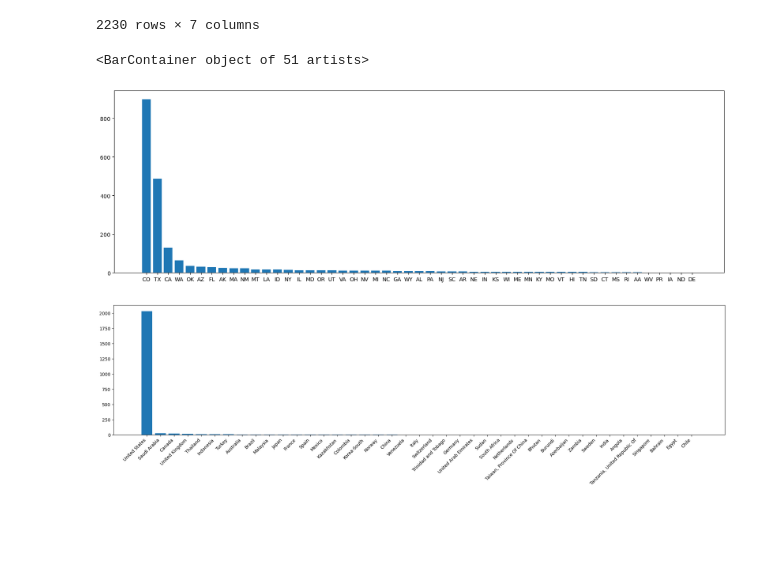
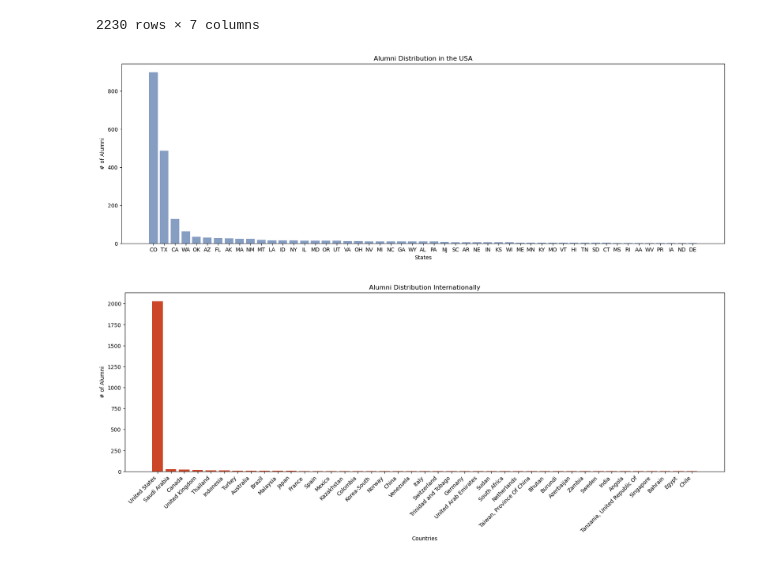
Before and after one commit to GPGN-268/SP2024-FP04-alumni-map, a Jupyter notebook: notebooks/Max Dev - Loc Histogram.ipynb, the cells around one changed output. Cells and saved outputs as stored; diff of their text form; code cells hidden in the pictures; blank space fills up the shorter version.

```diff
--- a/notebooks/Max Dev - Loc Histogram.ipynb
+++ b/notebooks/Max Dev - Loc Histogram.ipynb
@@ -25,19 +25,26 @@ df
 # %%
 # value count graph for states
 value_counts = df['State'].value_counts()
 
-plt.figure(figsize=(20, 6))
-plt.bar(value_counts.index, value_counts.values)
+fig, ax = plt.subplots(figsize=(20, 6))
+ax.bar(value_counts.index, value_counts.values, color='#879EC3')
+ax.set_xlabel('States')
+ax.set_ylabel('# of Alumni')
+ax.set_title('Alumni Distribution in the USA')
+plt.savefig('../figures/Alumni_Dist_US.png')
 # %% [output]
-<BarContainer object of 51 artists>
-[figure, old version]
+[figure, new version]
 # %%
 # value count graph for states
 value_counts = df['Country'].value_counts()
 
-plt.figure(figsize=(20, 6))
-plt.bar(value_counts.index, value_counts.values)
-plt.xticks(rotation=45, horizontalalignment='right')
-plt.tight_layout()
+fig, ax = plt.subplots(figsize=(20, 6))
+ax.bar(value_counts.index, value_counts.values, color='#CC4628')
+ax.set_xticklabels(value_counts.index, rotation=45, horizontalalignment='right')
+
+ax.set_xlabel('Countries')
+ax.set_ylabel('# of Alumni')
+ax.set_title('Alumni Distribution Internationally')
+plt.savefig('../figures/Alumni_Dist_International.png')
 # %% [output]
-[figure, old version]
+[figure, new version]
```
Also changed, not shown: 3 other files.
